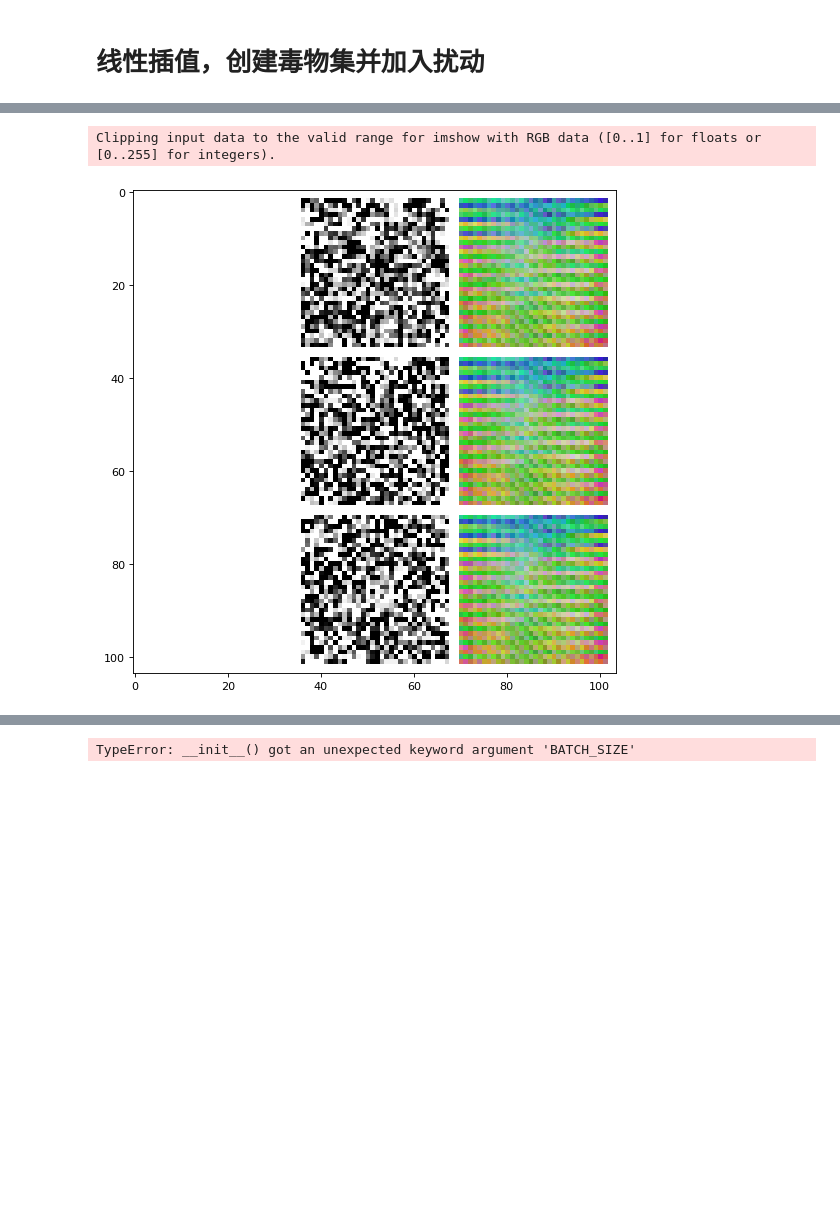
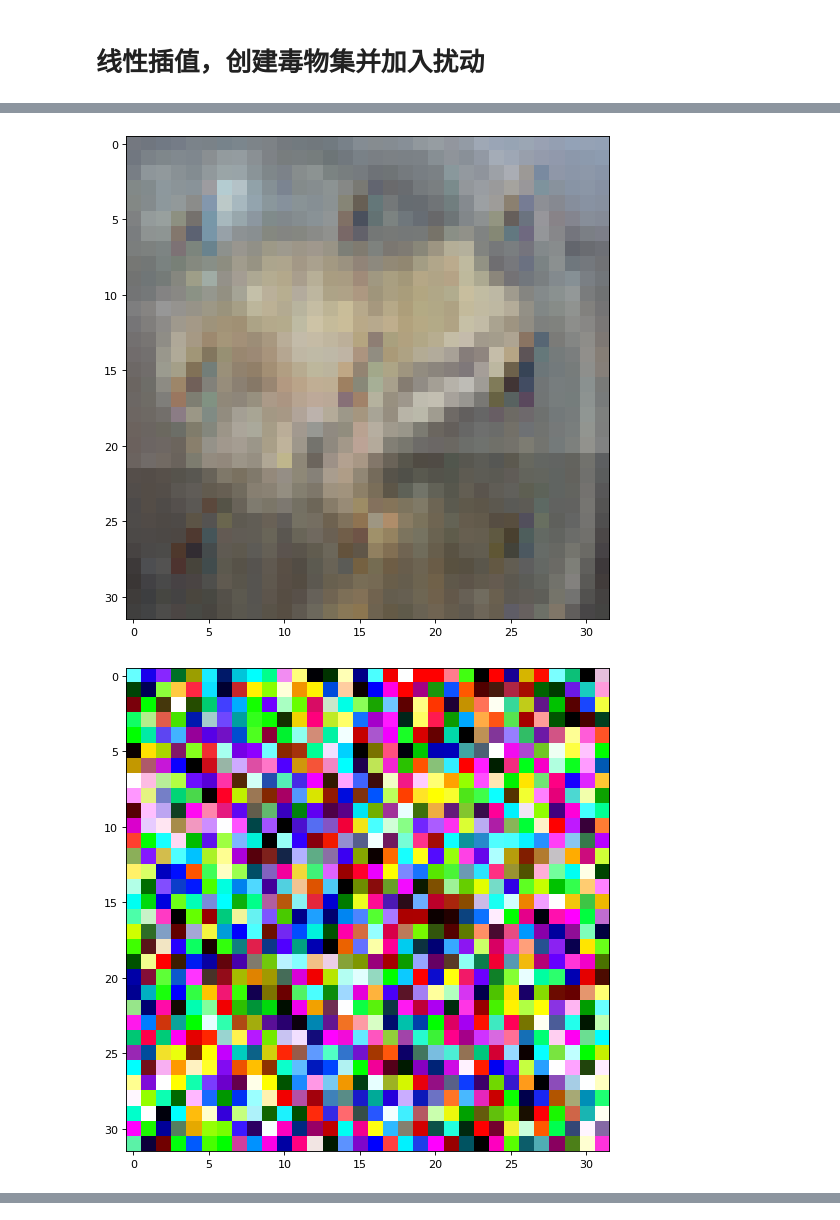
Before and after one commit to ABravoCode/UnlearnPoison, a Jupyter notebook: demo.ipynb, the cells around one changed output, grey strips where cells are left out. Drawn from its saved outputs; the diff is of its cells as text; code cells hidden in the pictures; blank space fills up the shorter version.

```diff
--- a/demo.ipynb
+++ b/demo.ipynb
@@ -119,11 +131,6 @@ class PerturbationTool():
             mask[:, x1: x2, y1: y2] = noise.cpu().numpy()
         return ((x1, x2, y1, y2), torch.from_numpy(mask).to(device))
 # %%
-root = '../datasets/'
-BATCH_SIZE = 128
-device = torch.device("cuda:0" if torch.cuda.is_available() else "cpu")
-NUM_POISON = 50
-
 train_transform = [
     transforms.ToTensor()
 ]
@@ -142,6 +149,10 @@ clean_train_loader = DataLoader(dataset=clean_train_dataset, batch_size=BATCH_SI
 clean_test_loader = DataLoader(dataset=clean_test_dataset, batch_size=BATCH_SIZE,
                                 shuffle=False, pin_memory=True,
                                 drop_last=False, num_workers=12)
+
+clean_target = torch.tensor(clean_test_dataset.data[clean_target_id].astype(np.float32)/255).cuda()
+imshow(clean_target)
+# print(clean_target)
 # %% [output]
 Files already downloaded and verified
 Files already downloaded and verified
@@ -342,9 +297,6 @@ def generate_noise(base_model, criterion, optimizer, interpolation_imgs, intende
 # %% [markdown]
 # 初始化设置
 # %%
-clean_target = (torch.tensor(clean_test_dataset.data[8745]).to(device).float())/255
-clean_label = torch.tensor([5,]).to(device)
-
 torch.backends.cudnn.enabled = True
 torch.backends.cudnn.benchmark = True
 
@@ -372,0 +315,3 @@ Accuracy 100.0000
+# %%
+interpolation_imgs = linear_interpolation(clean_target, similar_imgs, alpha=0.5)  # clean_target:0-1
+# print(interpolation_imgs.shape)
@@ -372,0 +330,9 @@ Accuracy 100.0000
+# %%
+def create_poison_data(new_imgs):
+    poison_dataset = torch.tensor([img.cpu().detach().numpy() for img in new_imgs]).cuda()
+    for i in range(len(poison_dataset)):
+        poison_dataset.data[i] = torch.clamp(poison_dataset.data[i], 0, 1)
+    return poison_dataset.cuda()
+
+raw_dataset = create_poison_data(interpolation_imgs) # 0-1
+perturb_img_list, noise = generate_noise(base_model, criterion, optimizer, raw_dataset, intended_labels=torch.tensor(INTENDED_LABELS), MAX_ITERATION=10)
@@ -373,33 +351,29 @@ Accuracy 100.0000
 # %%
 import random
 import matplotlib.pyplot as plt
 import matplotlib
 
-def imshow(img):
-    fig = plt.figure(figsize=(8, 8), dpi=80, facecolor='w', edgecolor='k')
-    npimg = img.detach().cpu().numpy()
-    plt.imshow(np.transpose(npimg, (1, 2, 0)))
-    plt.show()
-
 def get_pairs_of_imgs(idx):
-    clean_img = interpolation_imgs.data[idx].reshape([3,32,32])
-    unlearnable_img = perturb_img_list.data[idx]
+    clean_img = interpolation_imgs.data[idx]
+    unlearnable_img = perturb_img_list.data[idx].squeeze(0)
 
     x = noise[idx]
     x_min = torch.min(x)
     x_max = torch.max(x)
     noise_norm = (x - x_min) / (x_max - x_min)
     noise_norm = torch.clamp(noise_norm, 0, 1)
-    # print([clean_img.cuda(), noise_norm, unlearnable_img])
+    # print(clean_img.cuda().shape, noise_norm.shape, unlearnable_img.shape)
     return [clean_img.cuda(), noise_norm, unlearnable_img]
 
-selected_idx = [0,1,2]
+selected_idx = [0]
 img_grid = []
 for idx in selected_idx:
     img_grid += get_pairs_of_imgs(idx)
 
+for img in img_grid:
+    imshow(img)
 
-imshow(torchvision.utils.make_grid(torch.stack(img_grid), nrow=3, pad_value=255))
+# imshow(torchvision.utils.make_grid(torch.stack(img_grid), nrow=3, pad_value=255))
 # %% [output]
-Clipping input data to the valid range for imshow with RGB data ([0..1] for floats or [0..255] for integers).
-[figure, old version]
+[figure, new version]
+[figure, added]
@@ -406,5 +380,0 @@ Clipping input data to the valid range for imshow with RGB data ([0..1] for floa
-# %%
-predict = train_new_poisoned_model(poison_dataset)
-print('Target 8745[dog] is classified as type {}'.format(CLASS[int(predict)]))
-# %% [output]
-TypeError: __init__() got an unexpected keyword argument 'BATCH_SIZE'
```
Also changed, not shown: parts of 17 cells of this notebook.
